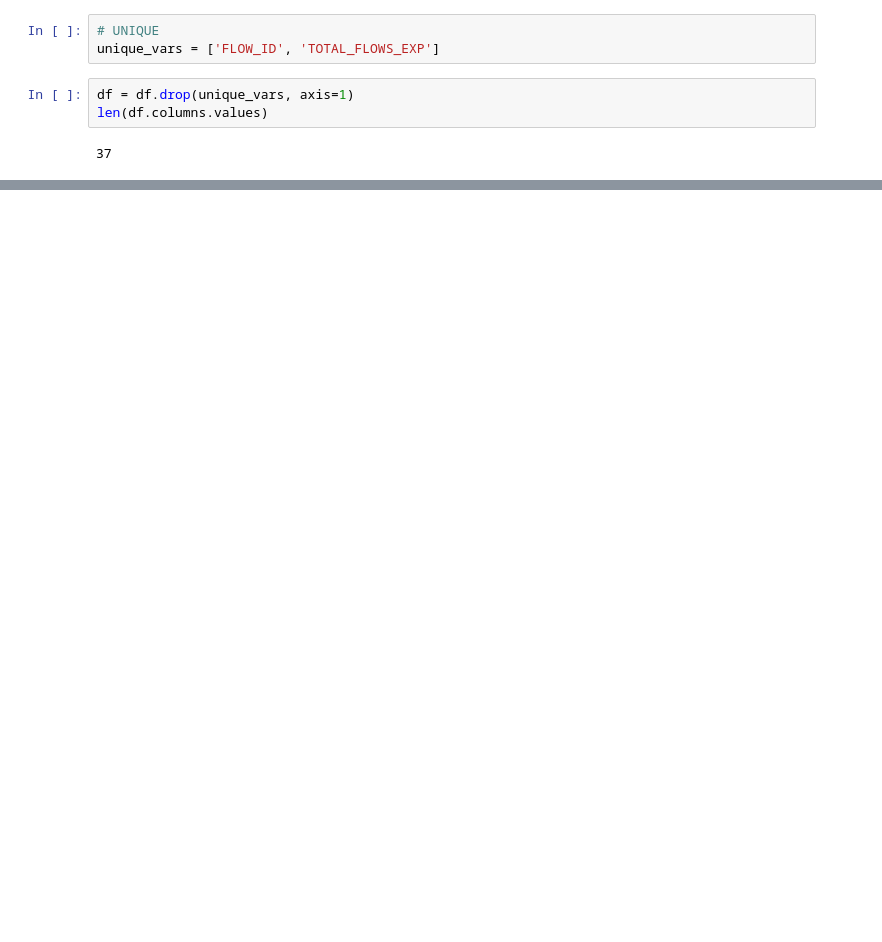
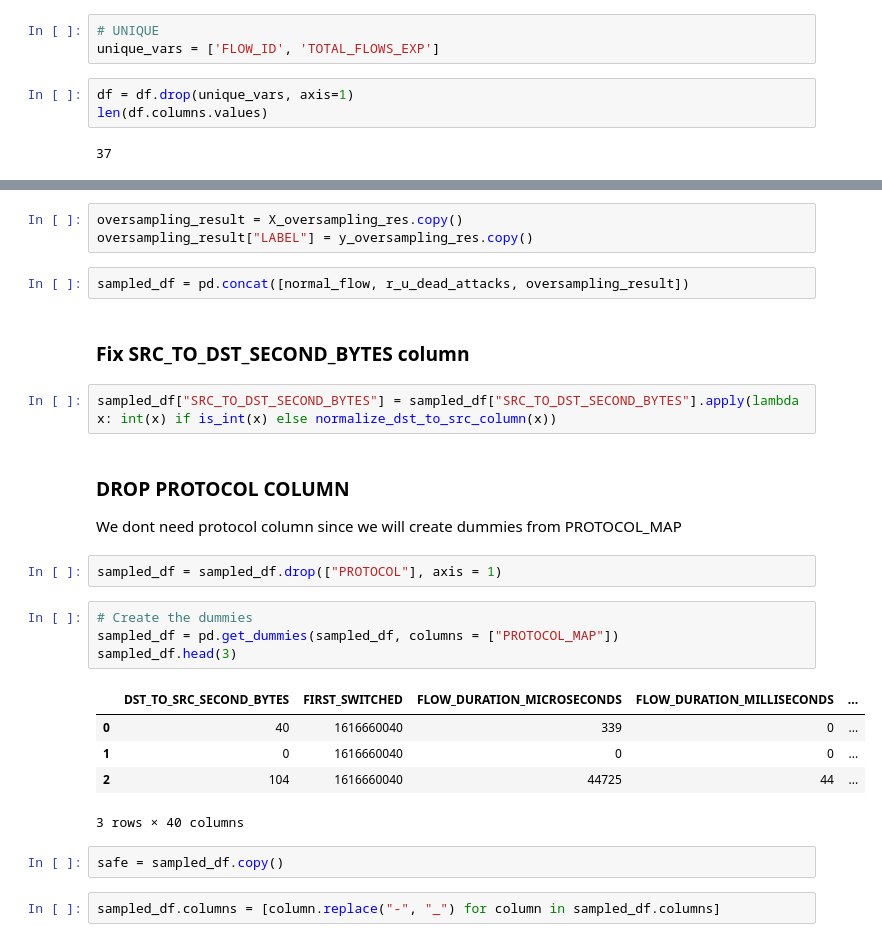
Before and after one commit to DouglasDL28/attack-detection, a Jupyter notebook: attack_detection.ipynb, the cells around one changed output, grey strips where cells are left out. Saved outputs shown, nothing was run; the diff lists cells and outputs as text; blank space fills up the shorter version.

```diff
--- a/attack_detection.ipynb
+++ b/attack_detection.ipynb
@@ -133,0 +323,28 @@ IndexError: only integers, slices (`:`), ellipsis (`...`), numpy.newaxis (`None`
+# %%
+oversampling_result = X_oversampling_res.copy()
+oversampling_result["LABEL"] = y_oversampling_res.copy()
+# %%
+sampled_df = pd.concat([normal_flow, r_u_dead_attacks, oversampling_result])
+# %% [markdown]
+### Fix SRC_TO_DST_SECOND_BYTES column
+# %%
+sampled_df["SRC_TO_DST_SECOND_BYTES"] = sampled_df["SRC_TO_DST_SECOND_BYTES"].apply(lambda x: int(x) if is_int(x) else normalize_dst_to_src_column(x))
+# %% [markdown]
+### DROP PROTOCOL COLUMN
+We dont need protocol column since we will create dummies from PROTOCOL_MAP
+# %%
+sampled_df = sampled_df.drop(["PROTOCOL"], axis = 1)
+# %%
+# Create the dummies
+sampled_df = pd.get_dummies(sampled_df, columns = ["PROTOCOL_MAP"])
+sampled_df.head(3)
+# %% [output]
+|  | DST_TO_SRC_SECOND_BYTES | FIRST_SWITCHED | FLOW_DURATION_MICROSECONDS | FLOW_DURATION_MILLISECONDS | ... |
+| 0 | 40 | 1616660040 | 339 | 0 | ... |
+| 1 | 0 | 1616660040 | 0 | 0 | ... |
+| 2 | 104 | 1616660040 | 44725 | 44 | ... |
+3 rows × 40 columns
+# %%
+safe = sampled_df.copy()
+# %%
+sampled_df.columns = [column.replace("-", "_") for column in sampled_df.columns]
```
Also changed, not shown: parts of 47 cells of this notebook, 1 other file.
